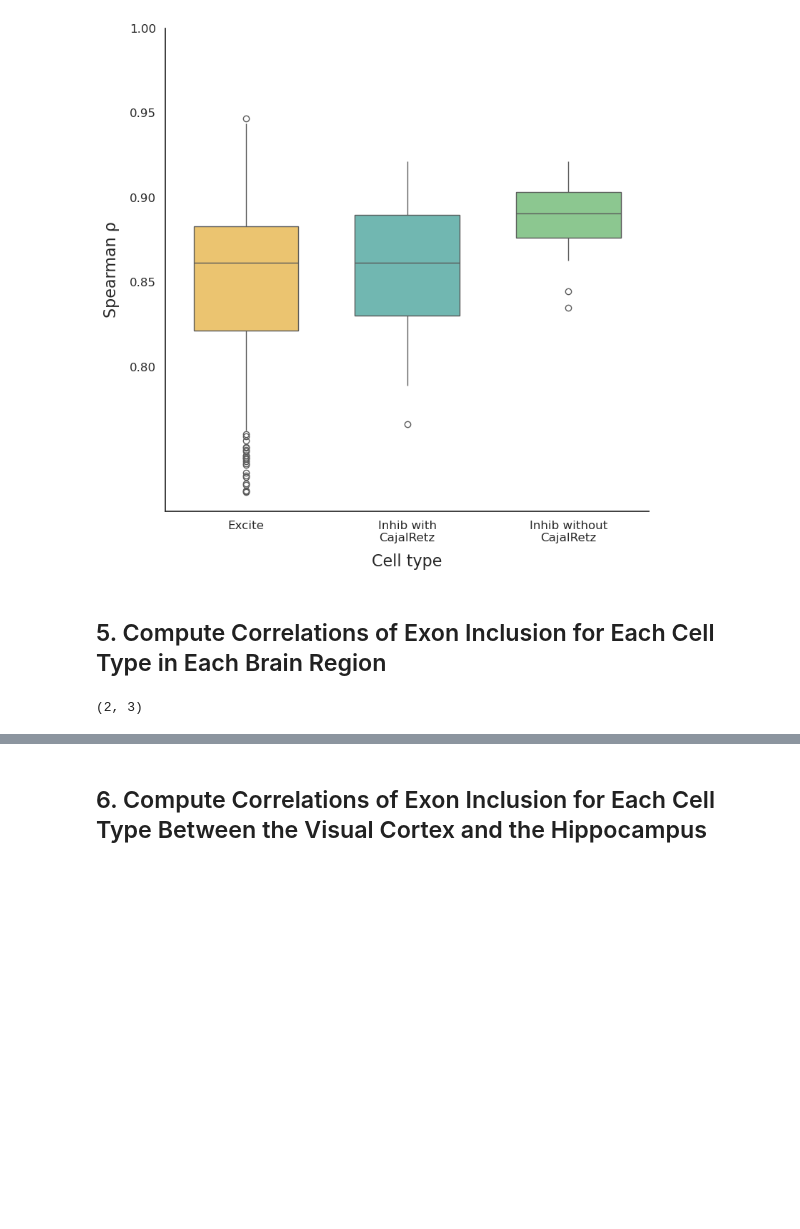
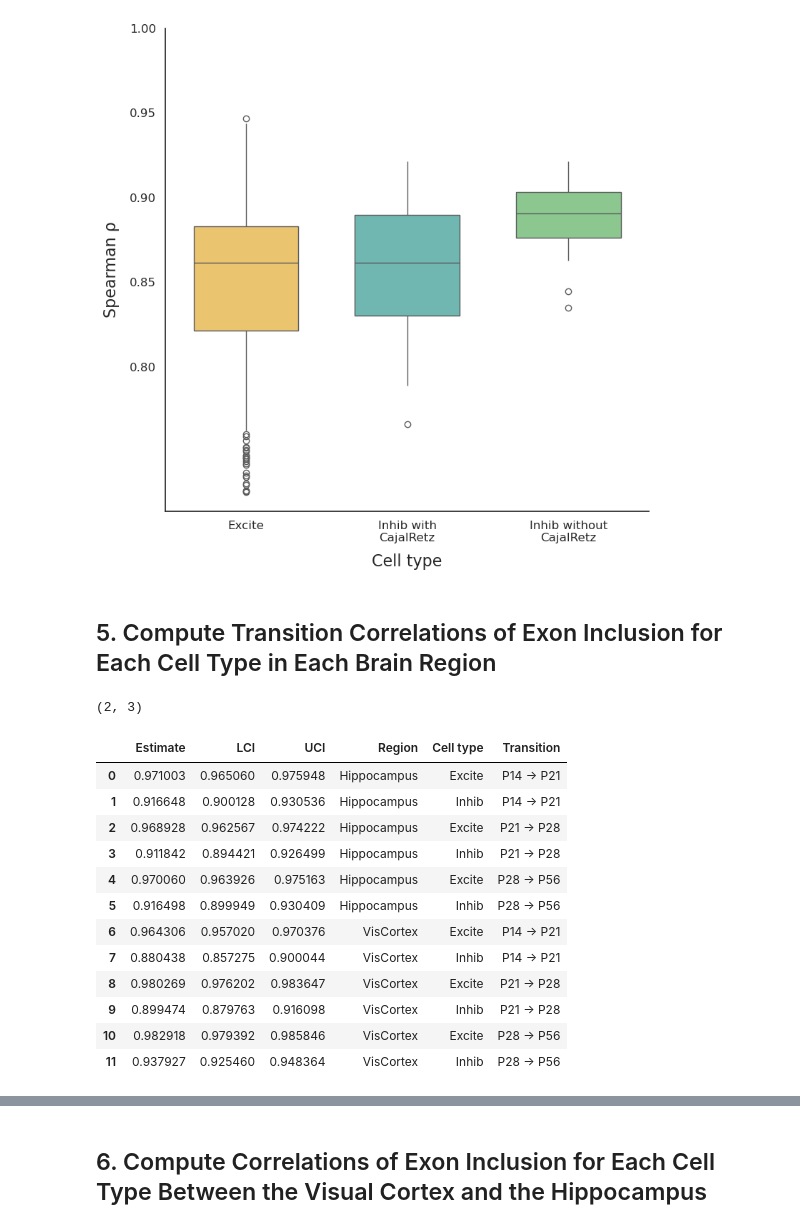
Before and after one commit to aimeenhile/fall25-csc-bioinf, a Jupyter notebook: final-project/src/exon_inclusion/analysis.ipynb, the cells around one changed output, grey strips where cells are left out. Cells and saved outputs as stored; diff of their text form; code cells hidden in the pictures; blank space fills up the shorter version.

```diff
--- a/final-project/src/exon_inclusion/analysis.ipynb
+++ b/final-project/src/exon_inclusion/analysis.ipynb
@@ -383,7 +380,7 @@ plt.show()
 # %% [output]
 [figure]
 # %% [markdown]
-## 5. Compute Correlations of Exon Inclusion for Each Cell Type in Each Brain Region
+## 5. Compute Transition Correlations of Exon Inclusion for Each Cell Type in Each Brain Region
 # %%
 timepoints = ["P14", "P21", "P28", "P56"]
 regions = ["Hippocampus", "VisCortex"]
@@ -416,27 +395,40 @@ def spearmanr_ci(x, y, alpha=0.05):
 # %%
-# assume 'type_neurons' is the DataFrame from your functions.py load_type_data
-cell_types = ["Excite", "Inhib"]
-cor_neurons_list = []
+cor_neurons_ci = []
 
 for region in regions:
     for c in range(combs.shape[1]):  # 3 transitions
         tps = combs[:, c]  # start -> end
-        for ct in cell_types:
+        for ct in cts:
             # columns containing start timepoint, region, and cell type
             col1 = [col for col in type_neurons.columns if tps[0] in col and region in col and ct in col]
             col2 = [col for col in type_neurons.columns if tps[1] in col and region in col and ct in col]
             if len(col1) == 0 or len(col2) == 0:
                 continue
             v1 = type_neurons[col1].iloc[:,0]
             v2 = type_neurons[col2].iloc[:,0]
-            r, lci, uci = spearmanr_ci(v1, v2)
-            cor_neurons_list.append({
+            r, lci, uci = compute_spearman_ci(v1, v2)
+            cor_neurons_ci.append({
                 "Estimate": r,
                 "LCI": lci,
                 "UCI": uci,
                 "Region": region,
-                "Celltype": ct,
-                "Transition": f"{tps[0]}_{tps[1]}"
+                "Cell type": ct,
+                "Transition": f"{tps[0]} → {tps[1]}"
             })
 
-cor_neurons_df = pd.DataFrame(cor_neurons_list)
+cor_neurons_df = pd.DataFrame(cor_neurons_ci)
+cor_neurons_df
+# %% [output]
+|  | Estimate | LCI | UCI | Region | Cell type | Transition |
+| 0 | 0.971003 | 0.965060 | 0.975948 | Hippocampus | Excite | P14 → P21 |
+| 1 | 0.916648 | 0.900128 | 0.930536 | Hippocampus | Inhib | P14 → P21 |
+| 2 | 0.968928 | 0.962567 | 0.974222 | Hippocampus | Excite | P21 → P28 |
+| 3 | 0.911842 | 0.894421 | 0.926499 | Hippocampus | Inhib | P21 → P28 |
+| 4 | 0.970060 | 0.963926 | 0.975163 | Hippocampus | Excite | P28 → P56 |
+| 5 | 0.916498 | 0.899949 | 0.930409 | Hippocampus | Inhib | P28 → P56 |
+| 6 | 0.964306 | 0.957020 | 0.970376 | VisCortex | Excite | P14 → P21 |
+| 7 | 0.880438 | 0.857275 | 0.900044 | VisCortex | Inhib | P14 → P21 |
+| 8 | 0.980269 | 0.976202 | 0.983647 | VisCortex | Excite | P21 → P28 |
+| 9 | 0.899474 | 0.879763 | 0.916098 | VisCortex | Inhib | P21 → P28 |
+| 10 | 0.982918 | 0.979392 | 0.985846 | VisCortex | Excite | P28 → P56 |
+| 11 | 0.937927 | 0.925460 | 0.948364 | VisCortex | Inhib | P28 → P56 |
```
Also changed, not shown: parts of 13 cells of this notebook, 5 other files.
